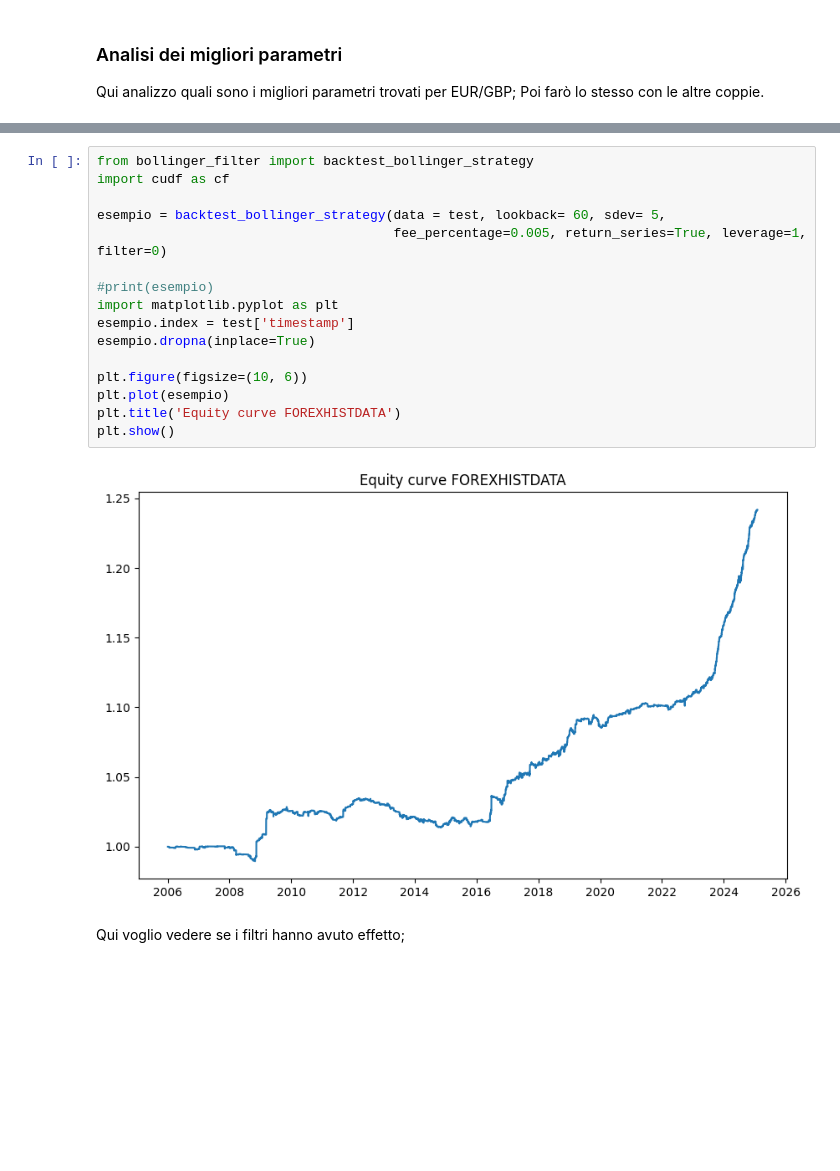
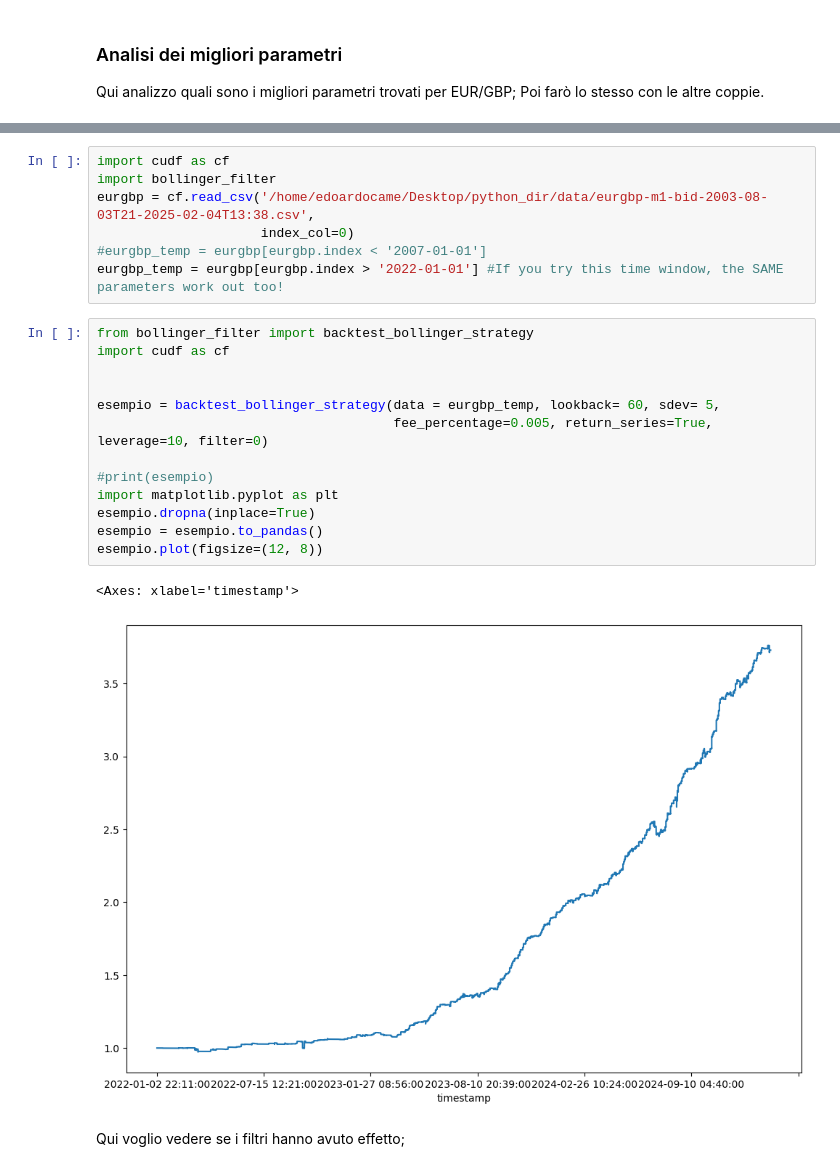
Before and after one commit to edoardoCame/PythonMiniTutorials, a Jupyter notebook: trading strategies/MyOwnBacktester/transition to cuDF/parameters optimization.ipynb, the cells around one changed output, grey strips where cells are left out. Saved outputs shown, nothing was run; the diff lists cells and outputs as text; blank space fills up the shorter version.

```diff
--- a/trading strategies/MyOwnBacktester/transition to cuDF/parameters optimization.ipynb
+++ b/trading strategies/MyOwnBacktester/transition to cuDF/parameters optimization.ipynb
@@ -76,21 +76,26 @@ print(params)
+# %%
+import cudf as cf
+import bollinger_filter
+eurgbp = cf.read_csv('/home/edoardocame/Desktop/python_dir/data/eurgbp-m1-bid-2003-08-03T21-2025-02-04T13:38.csv',
+                     index_col=0)
+#eurgbp_temp = eurgbp[eurgbp.index < '2007-01-01']
+eurgbp_temp = eurgbp[eurgbp.index > '2022-01-01'] #If you try this time window, the SAME parameters work out too!
 # %%
 from bollinger_filter import backtest_bollinger_strategy
 import cudf as cf
 
-esempio = backtest_bollinger_strategy(data = test, lookback= 60, sdev= 5,
-                                      fee_percentage=0.005, return_series=True, leverage=1, filter=0)
+
+esempio = backtest_bollinger_strategy(data = eurgbp_temp, lookback= 60, sdev= 5,
+                                      fee_percentage=0.005, return_series=True, leverage=10, filter=0)
 
 #print(esempio)
 import matplotlib.pyplot as plt
-esempio.index = test['timestamp']
 esempio.dropna(inplace=True)
-
-plt.figure(figsize=(10, 6))
-plt.plot(esempio)
-plt.title('Equity curve FOREXHISTDATA')
-plt.show()
+esempio = esempio.to_pandas()
+esempio.plot(figsize=(12, 8))
 # %% [output]
+<Axes: xlabel='timestamp'>
-[figure, old version]
+[figure, new version]
 # %% [markdown]
 Qui voglio vedere se i filtri hanno avuto effetto;
 # %%
```
Also changed, not shown: parts of 6 cells of this notebook, 2 other files.
